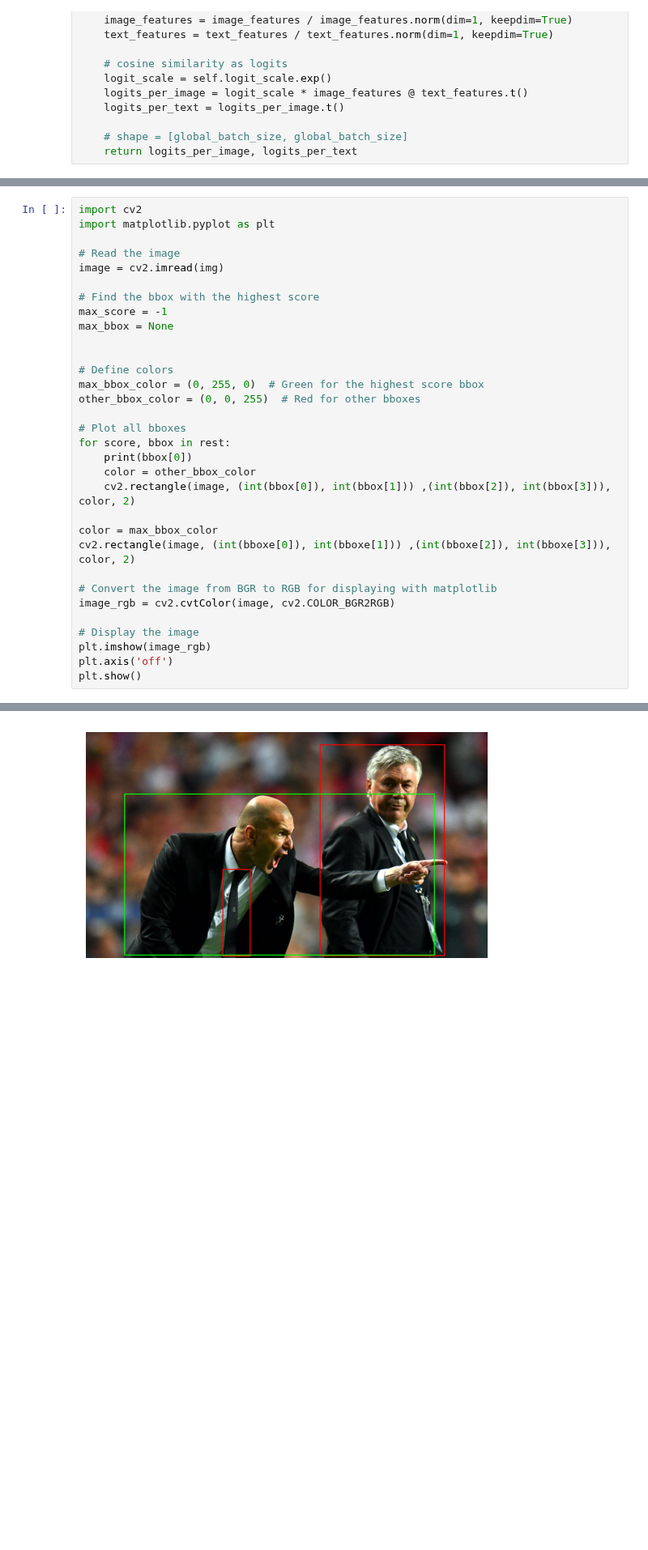
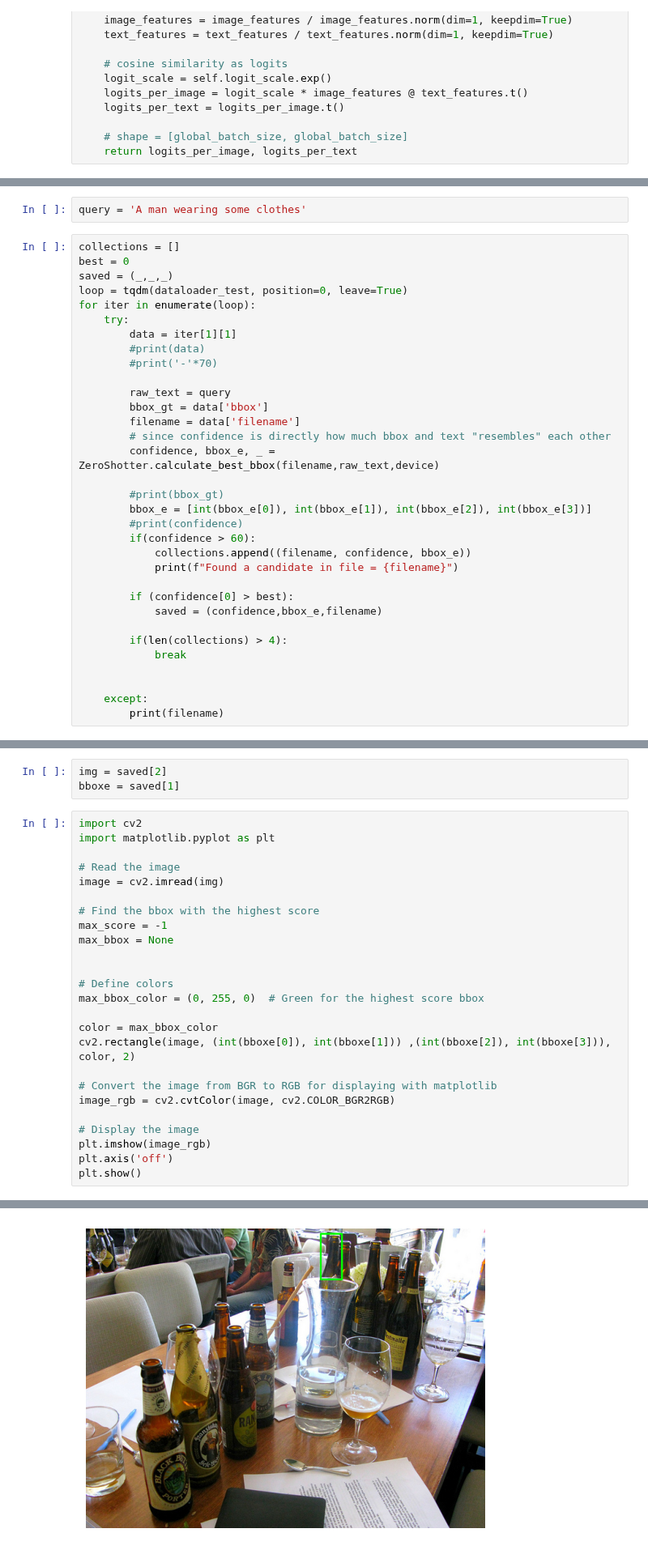
Before and after one commit to MattiaCarolo/DL2023-Carolo-Maines, a Jupyter notebook: Experiments/ZeroShotting.ipynb, the cells around one changed output, grey strips where cells are left out. Shown at 81% size. Saved outputs shown, nothing was run; the diff lists cells and outputs as text; blank space fills up the shorter version.

```diff
--- a/Experiments/ZeroShotting.ipynb
+++ b/Experiments/ZeroShotting.ipynb
@@ -474,0 +474,35 @@ Speed: 2.5ms preprocess, 84.6ms inference, 0.6ms postprocess per image at shape
+# %%
+query = 'A man wearing some clothes'
+# %%
+collections = []
+best = 0
+saved = (_,_,_)
+loop = tqdm(dataloader_test, position=0, leave=True)
+for iter in enumerate(loop):
+    try:
+        data = iter[1][1]
+        #print(data)
+        #print('-'*70)
+
+        raw_text = query
+        bbox_gt = data['bbox']
+        filename = data['filename']
+        # since confidence is directly how much bbox and text "resembles" each other
+        confidence, bbox_e, _ = ZeroShotter.calculate_best_bbox(filename,raw_text,device)
+
+        #print(bbox_gt)
+        bbox_e = [int(bbox_e[0]), int(bbox_e[1]), int(bbox_e[2]), int(bbox_e[3])]
+        #print(confidence)
+        if(confidence > 60):
+            collections.append((filename, confidence, bbox_e))
+            print(f"Found a candidate in file = {filename}")
+
+        if (confidence[0] > best):
+            saved = (confidence,bbox_e,filename)
+
+        if(len(collections) > 4):
+            break
+
+
+    except:
+        print(filename)
@@ -475,3 +517,6 @@ Speed: 2.5ms preprocess, 84.6ms inference, 0.6ms postprocess per image at shape
+# %%
+img = saved[2]
+bboxe = saved[1]
 # %%
 import cv2
 import matplotlib.pyplot as plt
@@ -486,13 +531,6 @@ max_bbox = None
 
 # Define colors
 max_bbox_color = (0, 255, 0)  # Green for the highest score bbox
-other_bbox_color = (0, 0, 255)  # Red for other bboxes
-
-# Plot all bboxes
-for score, bbox in rest:
-    print(bbox[0])
-    color = other_bbox_color
-    cv2.rectangle(image, (int(bbox[0]), int(bbox[1])) ,(int(bbox[2]), int(bbox[3])), color, 2)
 
 color = max_bbox_color
 cv2.rectangle(image, (int(bboxe[0]), int(bboxe[1])) ,(int(bboxe[2]), int(bboxe[3])), color, 2)
@@ -511 +546 @@ tensor(436.7941)
-[figure, old version]
+[figure, new version]
```
Also changed, not shown: parts of 13 cells of this notebook, 4 other files.
